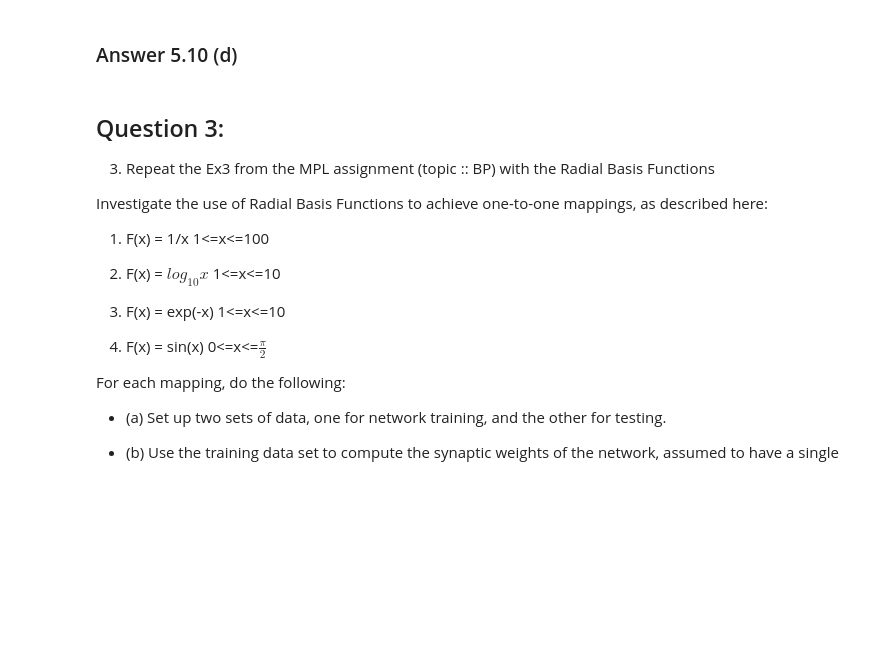
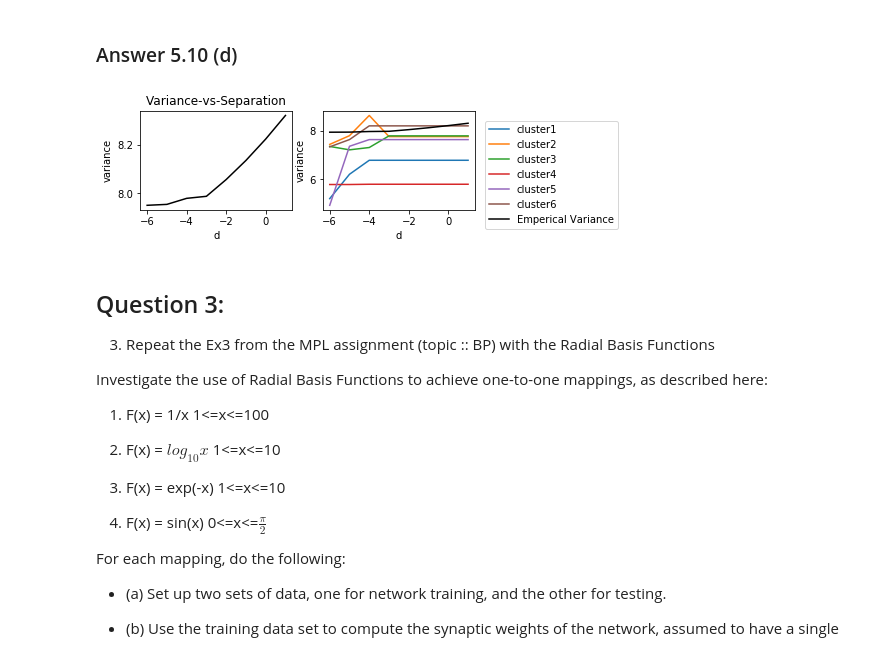
Before and after one commit to debaraj-barua/neural-networks-ws17, a Jupyter notebook: Assignment08/NN_DebarajBarua_NareshKumarGurulingan_271117/NN_DebarajBarua_NareshKumarGurulingan_271117_src/NN_DebarajBarua_NareshKumarGurulingan_271117.ipynb, the cells around one changed output. Saved outputs shown, nothing was run; the diff lists cells and outputs as text; code cells hidden in the pictures; blank space fills up the shorter version.

```diff
--- a/Assignment08/NN_DebarajBarua_NareshKumarGurulingan_271117/NN_DebarajBarua_NareshKumarGurulingan_271117_src/NN_DebarajBarua_NareshKumarGurulingan_271117.ipynb
+++ b/Assignment08/NN_DebarajBarua_NareshKumarGurulingan_271117/NN_DebarajBarua_NareshKumarGurulingan_271117_src/NN_DebarajBarua_NareshKumarGurulingan_271117.ipynb
@@ -270,5 +258,34 @@ At this stage, the mean and variance for thr clusters that merge start changing.
 # %% [markdown]
 ### Answer 5.10 (d)
+# %%
+clustered_mean= np.flip(np.array(mean_arr),axis=0)
+d = np.array([-6,-5,-4,-3,-2,-1,0,1])
+
+d_max=[]
+for i, mean in enumerate(clustered_mean):
+    d_max.append(np.max(cdist(mean, mean)))
+
+d_max=np.array(d_max)
+emperical_var=d_max/np.sqrt(2*K)
+
+plt.figure(figsize=(8, 6))
+plt.subplot(221)
+plt.plot (d,emperical_var,label='Emperical Variance',color='k')
+plt.xlabel('d')
+plt.ylabel('variance')
+#plt.legend(bbox_to_anchor=(1,1), borderaxespad=1.)
+plt.title("Variance-vs-Separation")
+plt.subplot(222)
+for i,var in enumerate(clustered_var):
+    plt.plot(d,var,label='cluster'+str(i+1))
+
+plt.plot (d,emperical_var,label='Emperical Variance',color='k')
+plt.xlabel('d')
+plt.ylabel('variance')
+plt.legend(bbox_to_anchor=(1,1),borderaxespad=1.)
+plt.show()
+# %% [output]
+[figure, added]
 # %% [markdown]
 
 ## Question 3:
```
Also changed, not shown: parts of 3 cells of this notebook.
